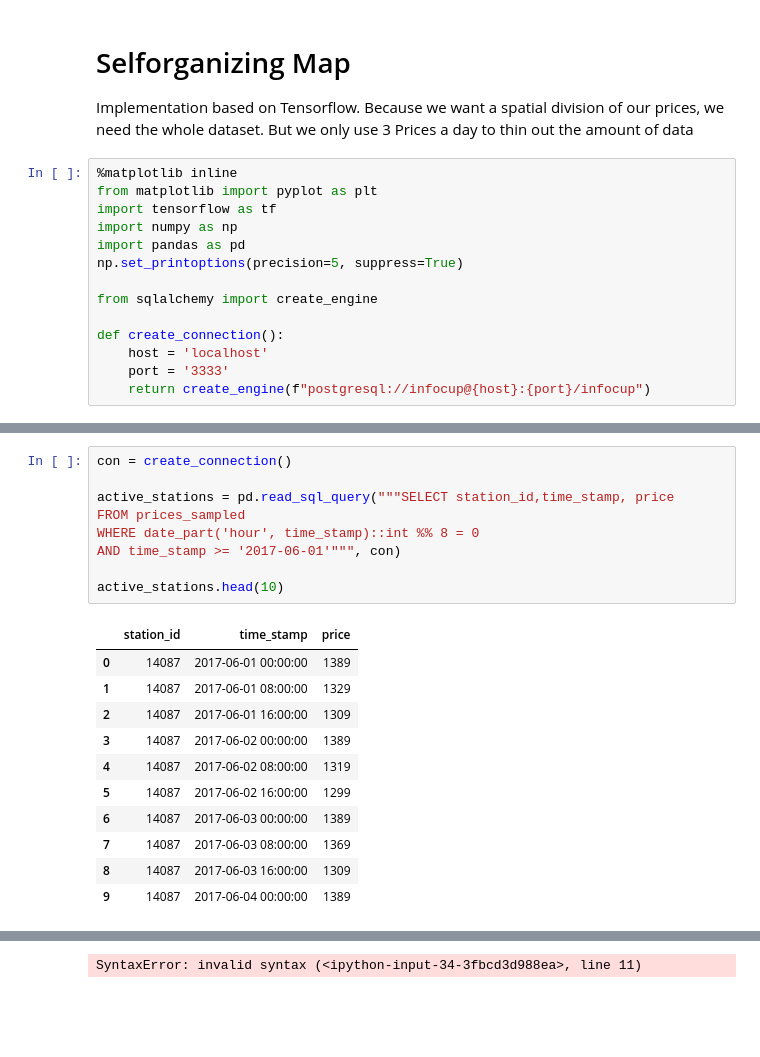
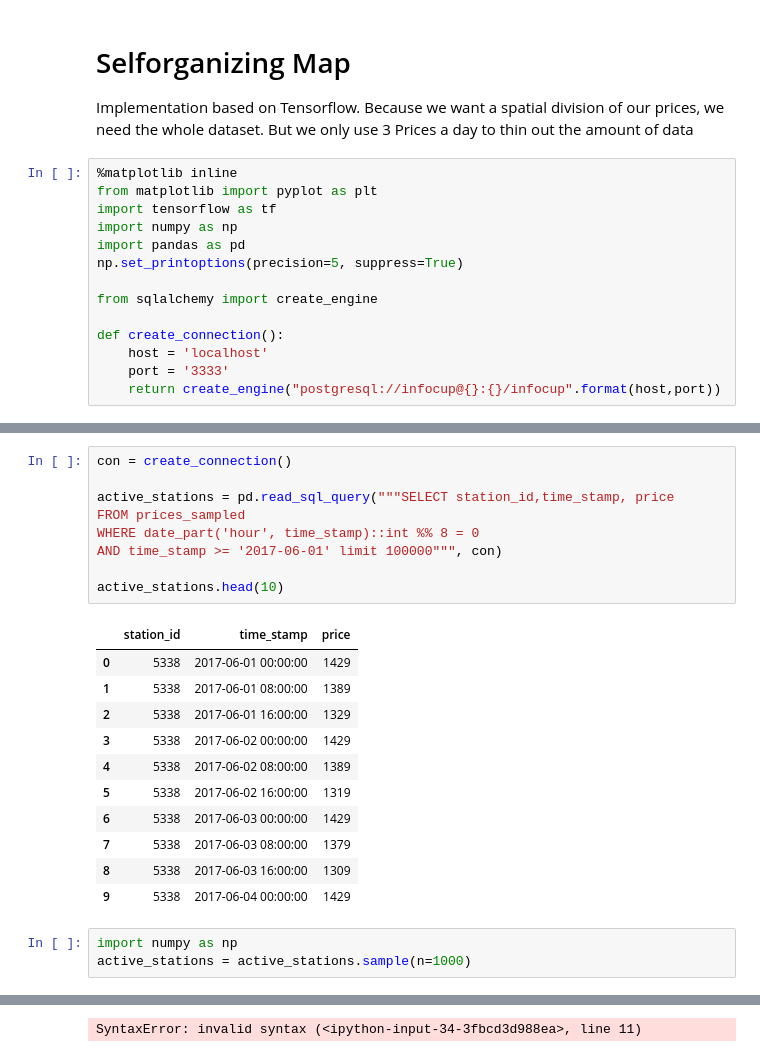
Before and after one commit to RobinBaumann/InformatiCup2018, a Jupyter notebook: DataExploration/selforganizing_map.ipynb, the cells around one changed output, grey strips where cells are left out. Saved outputs shown, nothing was run; the diff lists cells and outputs as text; blank space fills up the shorter version.

```diff
--- a/DataExploration/selforganizing_map.ipynb
+++ b/DataExploration/selforganizing_map.ipynb
@@ -16,4 +16,4 @@ from sqlalchemy import create_engine
 def create_connection():
     host = 'localhost'
     port = '3333'
-    return create_engine(f"postgresql://infocup@{host}:{port}/infocup")
+    return create_engine("postgresql://infocup@{}:{}/infocup".format(host,port))
@@ -22,24 +20,27 @@ SyntaxError: invalid syntax (<ipython-input-3-20e1bd9a0f58>, line 13)
 # %%
 con = create_connection()
 
 active_stations = pd.read_sql_query("""SELECT station_id,time_stamp, price
 FROM prices_sampled
 WHERE date_part('hour', time_stamp)::int %% 8 = 0
-AND time_stamp >= '2017-06-01'""", con)
+AND time_stamp >= '2017-06-01' limit 100000""", con)
 
 active_stations.head(10)
 # %% [output]
 |  | station_id | time_stamp | price |
-| 0 | 14087 | 2017-06-01 00:00:00 | 1389 |
-| 1 | 14087 | 2017-06-01 08:00:00 | 1329 |
-| 2 | 14087 | 2017-06-01 16:00:00 | 1309 |
-| 3 | 14087 | 2017-06-02 00:00:00 | 1389 |
-| 4 | 14087 | 2017-06-02 08:00:00 | 1319 |
-| 5 | 14087 | 2017-06-02 16:00:00 | 1299 |
-| 6 | 14087 | 2017-06-03 00:00:00 | 1389 |
-| 7 | 14087 | 2017-06-03 08:00:00 | 1369 |
-| 8 | 14087 | 2017-06-03 16:00:00 | 1309 |
-| 9 | 14087 | 2017-06-04 00:00:00 | 1389 |
+| 0 | 5338 | 2017-06-01 00:00:00 | 1429 |
+| 1 | 5338 | 2017-06-01 08:00:00 | 1389 |
+| 2 | 5338 | 2017-06-01 16:00:00 | 1329 |
+| 3 | 5338 | 2017-06-02 00:00:00 | 1429 |
+| 4 | 5338 | 2017-06-02 08:00:00 | 1389 |
+| 5 | 5338 | 2017-06-02 16:00:00 | 1319 |
+| 6 | 5338 | 2017-06-03 00:00:00 | 1429 |
+| 7 | 5338 | 2017-06-03 08:00:00 | 1379 |
+| 8 | 5338 | 2017-06-03 16:00:00 | 1309 |
+| 9 | 5338 | 2017-06-04 00:00:00 | 1429 |
+# %%
+import numpy as np
+active_stations = active_stations.sample(n=1000)
 # %%
 active_stations['time_stamp'] = active_stations['time_stamp'].astype(np.int64) // 10**9
 data_np = active_stations.as_matrix()
```
Also changed, not shown: parts of 4 cells of this notebook.
